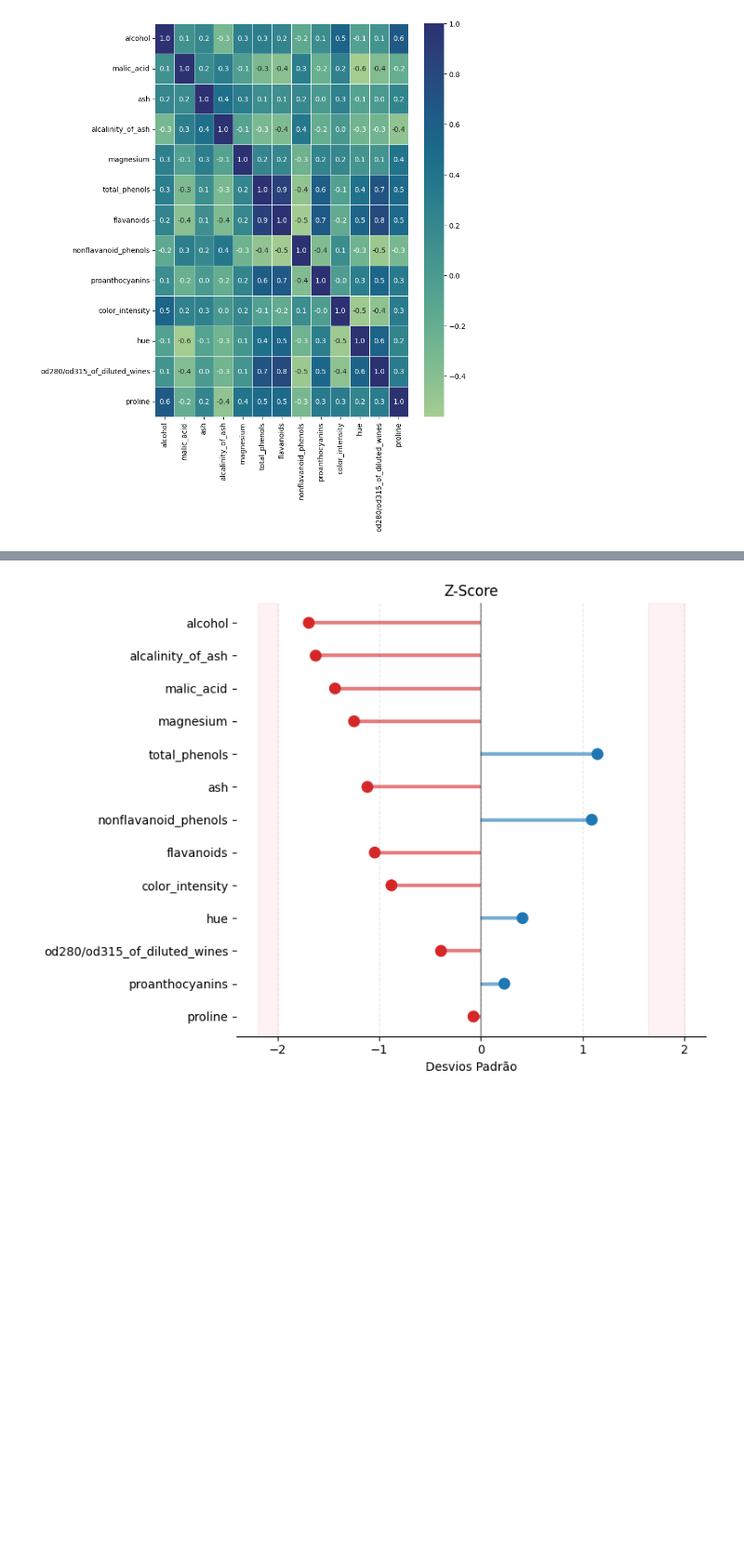
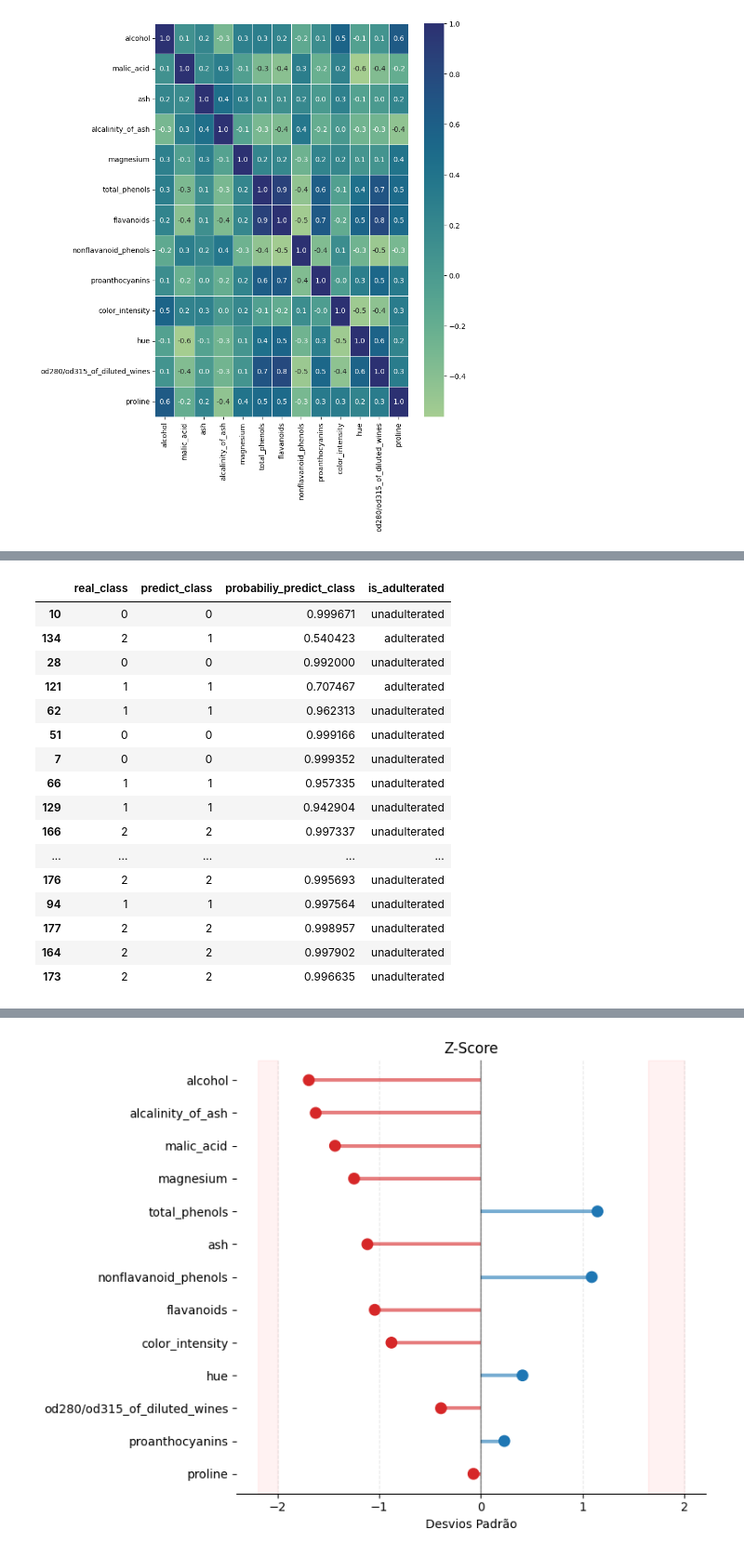
Before and after one commit to vetrz/machine-learning-explained, a Jupyter notebook: projects/1.3-adulterated-wine-detector.ipynb, the cells around one changed output, grey strips where cells are left out. Shown at 93% size. Drawn from its saved outputs; the diff is of its cells as text; code cells hidden in the pictures; blank space fills up the shorter version.

```diff
--- a/projects/1.3-adulterated-wine-detector.ipynb
+++ b/projects/1.3-adulterated-wine-detector.ipynb
@@ -247,6 +268,43 @@ def is_adulterated(model, X_test: np.ndarray, treshold: float) -> List[bool]:
     rejection_rate = n_rejeictions / len(results)
 
     return results, rejection_rate
+# %%
+y_pred = model.predict(X_test)
+y_probs = model.predict_proba(X_test)
+max_probs = np.max(y_probs, axis=1)
+
+df_results = pd.DataFrame(
+    {
+        "real_class": y_test,
+        "predict_class": y_pred,
+        "probabiliy_predict_class": max_probs,
+        "is_adulterated": results,
+    }
+)
+
+df_results["is_adulterated"] = df_results["is_adulterated"].apply(
+    lambda x: "adulterated" if x == True else "unadulterated"
+)
+
+df_results
+# %% [output]
+|  | real_class | predict_class | probabiliy_predict_class | is_adulterated |
+| 10 | 0 | 0 | 0.999671 | unadulterated |
+| 134 | 2 | 1 | 0.540423 | adulterated |
+| 28 | 0 | 0 | 0.992000 | unadulterated |
+| 121 | 1 | 1 | 0.707467 | adulterated |
+| 62 | 1 | 1 | 0.962313 | unadulterated |
+| 51 | 0 | 0 | 0.999166 | unadulterated |
+| 7 | 0 | 0 | 0.999352 | unadulterated |
+| 66 | 1 | 1 | 0.957335 | unadulterated |
+| 129 | 1 | 1 | 0.942904 | unadulterated |
+| 166 | 2 | 2 | 0.997337 | unadulterated |
+| ... | ... | ... | ... | ... |
+| 176 | 2 | 2 | 0.995693 | unadulterated |
+| 94 | 1 | 1 | 0.997564 | unadulterated |
+| 177 | 2 | 2 | 0.998957 | unadulterated |
+| 164 | 2 | 2 | 0.997902 | unadulterated |
+| 173 | 2 | 2 | 0.996635 | unadulterated |
 # %%
 acc, recall, ll, conf_matrix = get_metrics(model, X_test, y_test)
 
```
Also changed, not shown: parts of 23 cells of this notebook.
